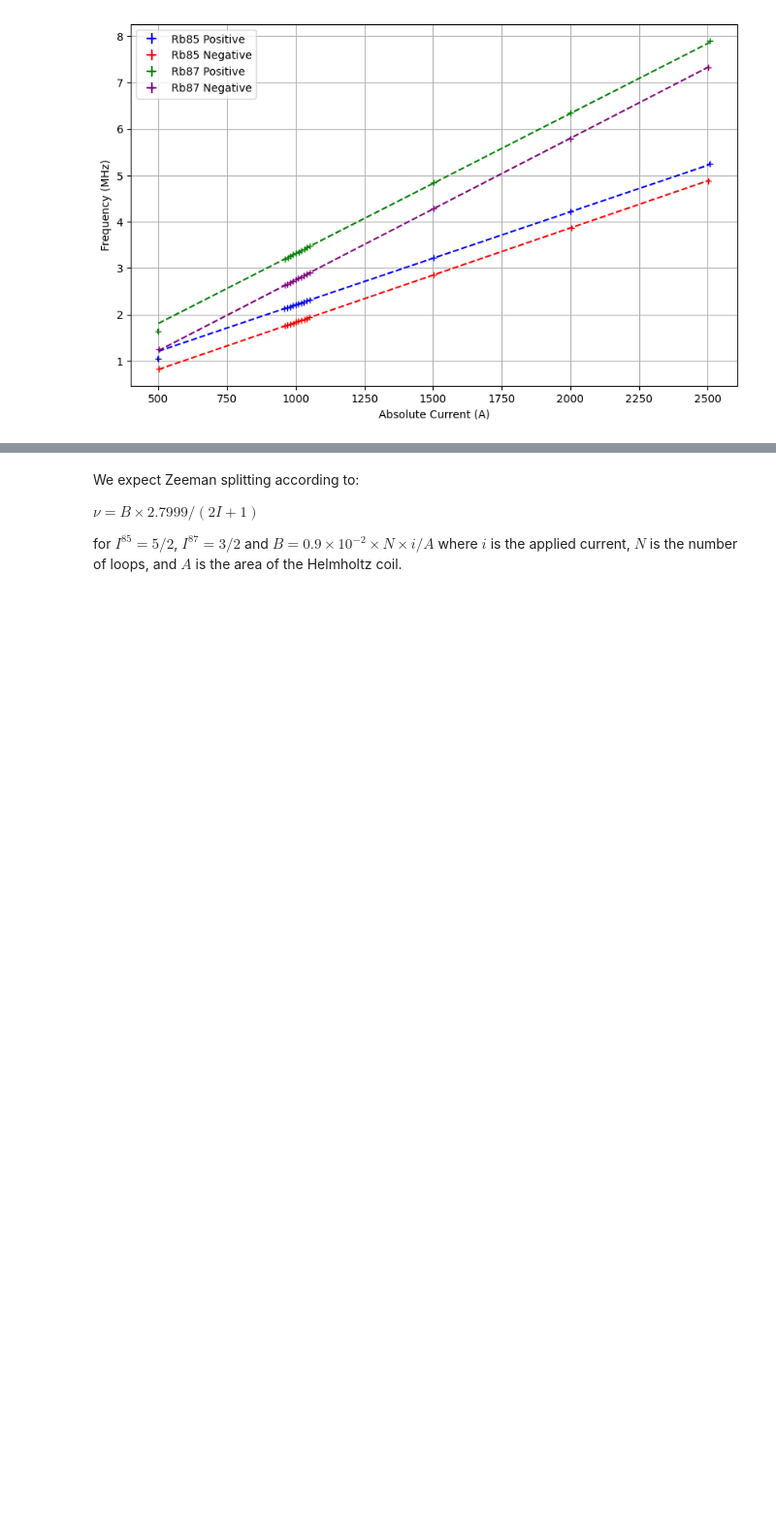
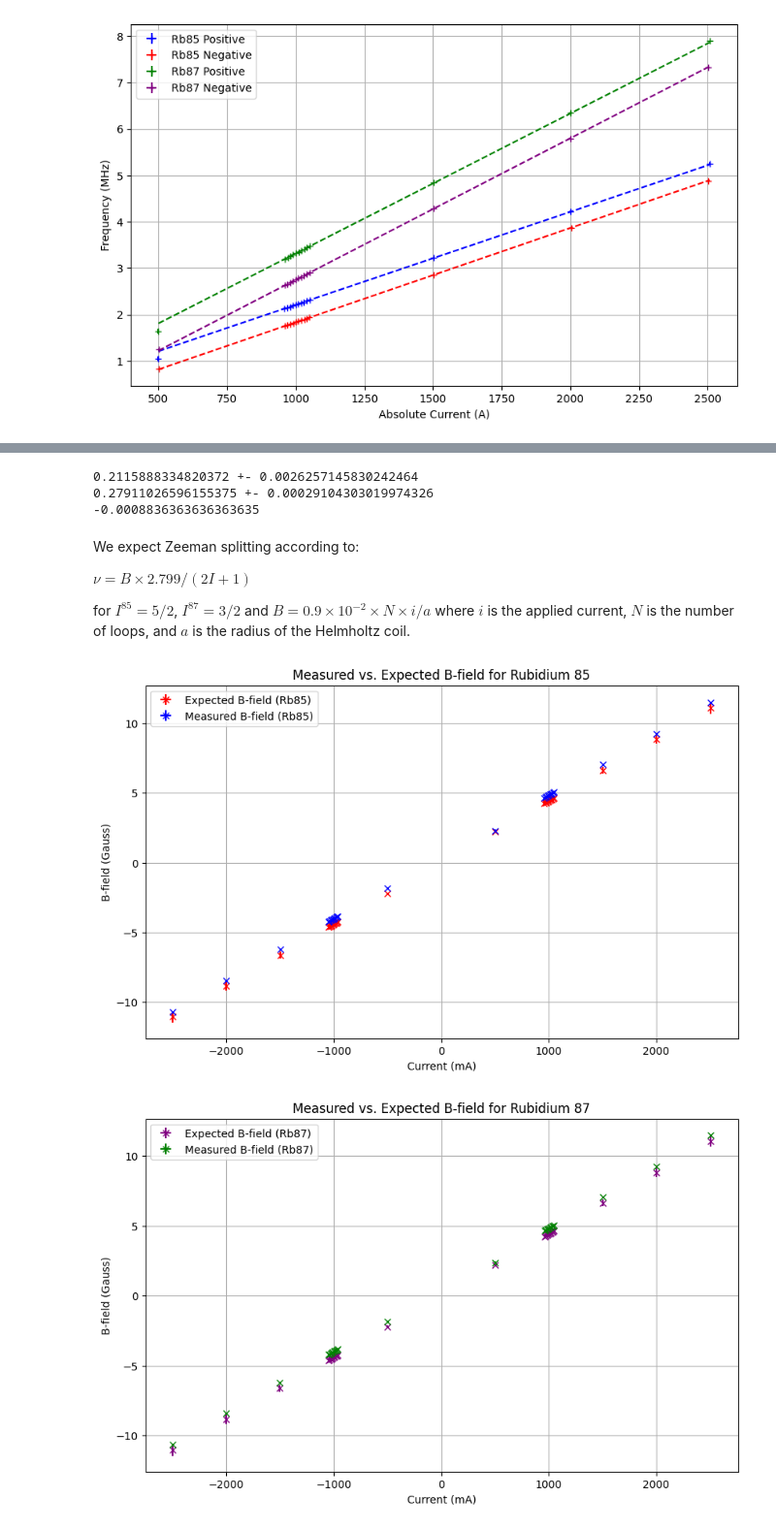
Before and after one commit to eliaslehman/physics-111B, a Jupyter notebook: OPT/OPT.ipynb, the cells around one changed output, grey strips where cells are left out. Shown at 97% size. Drawn from its saved outputs; the diff is of its cells as text; code cells hidden in the pictures; blank space fills up the shorter version.

```diff
--- a/OPT/OPT.ipynb
+++ b/OPT/OPT.ipynb
@@ -568,0 +699,12 @@ plt.show()
+# %%
+sigr = 1e-2
+
+I_85_err = I_85 * np.sqrt( (sigN/N)**2 + (sigr/r)**2 + (sig_m85/avg_m_85)**2)
+print('Nuclear Spin (Rb95): ' + str(I_85) + '+-' + str(I_85_err))
+print('Residual: ' + str(5/2 - I_85))
+print(abs(5/2 - I_85) < I_85_err)
+
+I_87_err = I_87 * np.sqrt( (sigN/N)**2 + (sigr/r)**2 + (sig_m87/avg_m_87)**2)
+print('Nuclear Spin (Rb95): ' + str(I_87) + '+-' + str(I_87_err))
+print('Residual: ' + str(3/2 - I_87))
+print(abs(3/2 - I_87) < I_87_err)
@@ -569,8 +746,23 @@ plt.show()
+# %%
+B_085 = (2*I_85 + 1) / 2.799 * 0.0967
+B_085_err = (2*I_85 + 1) / 2.799 * 0.0012
+print(str(B_085) + ' +- ' + str(B_085_err))
+
+B_087 = (2*I_87 + 1) / 2.799 * 0.1918
+B_087_err = (2*I_87+ 1) / 2.799 * 0.0002
+print(str(B_087) + ' +- ' + str(B_087_err))
+
+B_nonzero = 0.9e-2 * N * -0.2e-3 / r
+print(B_nonzero)
+# %% [output]
+0.2115888334820372 +- 0.0026257145830242464
+0.27911026596155375 +- 0.00029104303019974326
+-0.0008836363636363635
 # %% [markdown]
 We expect Zeeman splitting according to:
 
-$\nu = B \times 2.7999/(2I+1)$
+$\nu = B \times 2.799/(2I+1)$
 
-for $I^{85}=5/2$, $I^{87}=3/2$ and $B = 0.9 \times 10^{-2} \times N \times i / A$
-where $i$ is the applied current, $N$ is the number of loops, and $A$ is the area of the Helmholtz coil.
+for $I^{85}=5/2$, $I^{87}=3/2$ and $B = 0.9 \times 10^{-2} \times N \times i / a$
+where $i$ is the applied current, $N$ is the number of loops, and $a$ is the radius of the Helmholtz coil.
 # %%
@@ -596,0 +793,35 @@ rb87_data['Zeeman Error'] = abs(rb87_data['Zeeman']) * np.sqrt( (rb87_data['B-fi
+# %%
+# Plotting the Measured and Expected B-fields for Rubidium 85
+plt.figure(figsize=(10, 6))
+
+# Rubidium 85 - Expected B-field
+plt.errorbar(rb85_data['Current (mA)'], rb85_data['Expected B-field'], xerr=rb85_data['Current Error'], yerr=rb85_data['Expected B-field Error'], fmt='x', label='Expected B-field (Rb85)', color='red')
+
+# Rubidium 85 - Measured B-field
+plt.errorbar(rb85_data['Current (mA)'], rb85_data['Measured B-field'], xerr=rb85_data['Current Error'], yerr=rb85_data['Measured B-field Error'], fmt='x', label='Measured B-field (Rb85)', color='blue')
+
+plt.xlabel('Current (mA)')
+plt.ylabel('B-field (Gauss)')
+plt.title('Measured vs. Expected B-field for Rubidium 85')
+plt.legend()
+plt.grid(True)
+plt.show()
+
+# Plotting the Measured and Expected B-fields for Rubidium 87
+plt.figure(figsize=(10, 6))
+
+# Rubidium 87 - Expected B-field
+plt.errorbar(rb87_data['Current (mA)'], rb87_data['Expected B-field'], xerr=rb87_data['Current Error'], yerr=rb87_data['Expected B-field Error'], fmt='x', label='Expected B-field (Rb87)', color='purple')
+
+# Rubidium 87 - Measured B-field
+plt.errorbar(rb87_data['Current (mA)'], rb87_data['Measured B-field'], xerr=rb87_data['Current Error'], yerr=rb87_data['Measured B-field Error'], fmt='x', label='Measured B-field (Rb87)', color='green')
+
+plt.xlabel('Current (mA)')
+plt.ylabel('B-field (Gauss)')
+plt.title('Measured vs. Expected B-field for Rubidium 87')
+plt.legend()
+plt.grid(True)
+plt.show()
+# %% [output]
+[figure, added]
+[figure, added]
```
Also changed, not shown: parts of 14 cells of this notebook, 47 other files.
